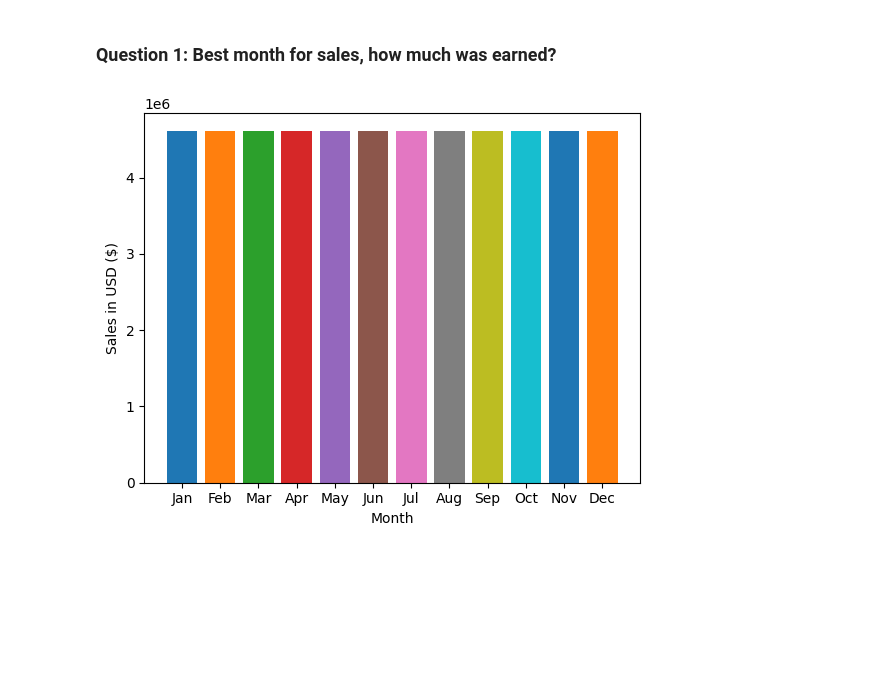
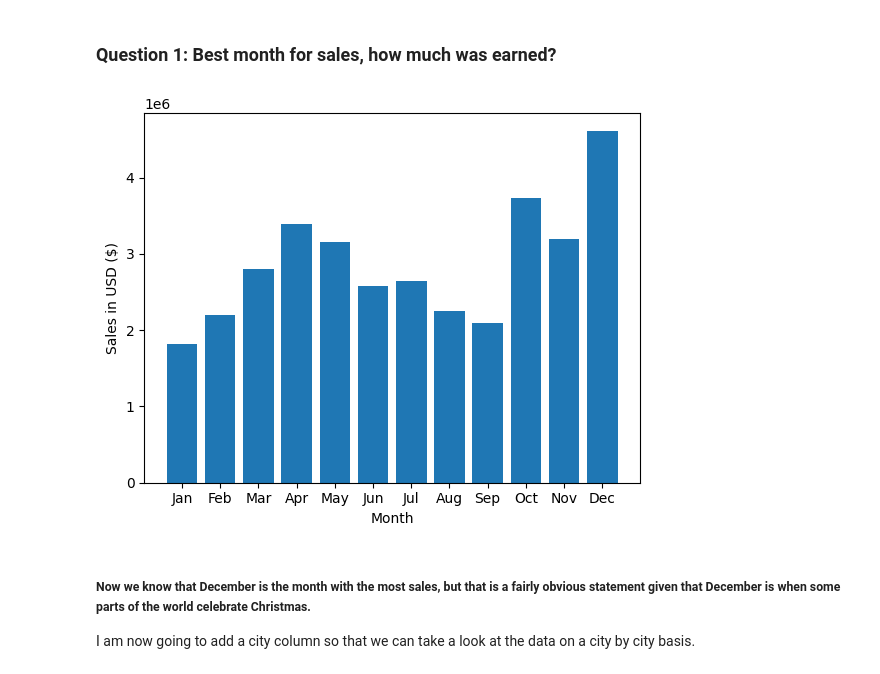
Before and after one commit to mitzu-93/sales-anal, a Jupyter notebook: Pandas Sales Analysis.ipynb, the cells around one changed output. Cells and saved outputs as stored; diff of their text form; code cells hidden in the pictures; blank space fills up the shorter version.

```diff
--- a/Pandas Sales Analysis.ipynb
+++ b/Pandas Sales Analysis.ipynb
@@ -110,15 +113,21 @@ import matplotlib.pyplot as plt
 import datetime
 # %%
 month_num = range(1, 13)
+months = []
 
 for i in month_num:
     i = str(i)
     datetime_object = datetime.datetime.strptime(i, "%m")
     month_name = datetime_object.strftime('%b')
-    plt.bar(month_name,)
+    months.append(month_name)
 
+plt.bar(months, result['Sales'])
 plt.ylabel('Sales in USD ($)')
 plt.xlabel('Month')
 plt.show()
 # %% [output]
-[figure, old version]
+[figure, new version]
+# %% [markdown]
+##### Now we know that December is the month with the most sales, but that is a fairly obvious statement given that December is when some parts of the world celebrate Christmas.
+
+I am now going to add a city column so that we can take a look at the data on a city by city basis.
```
Also changed, not shown: parts of 17 cells of this notebook.
